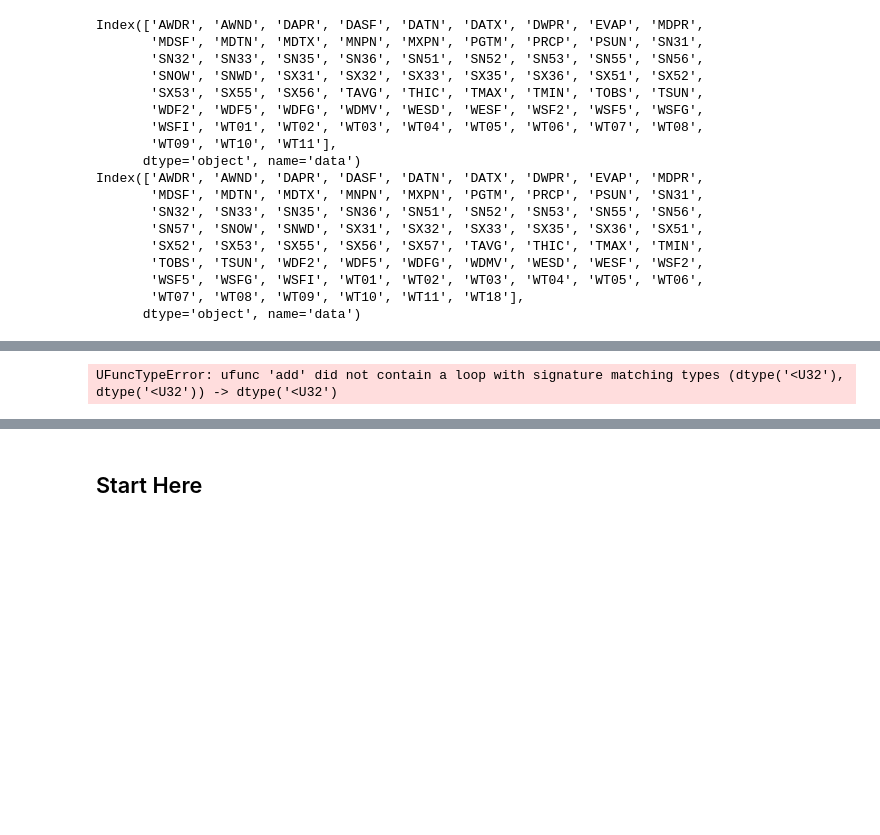
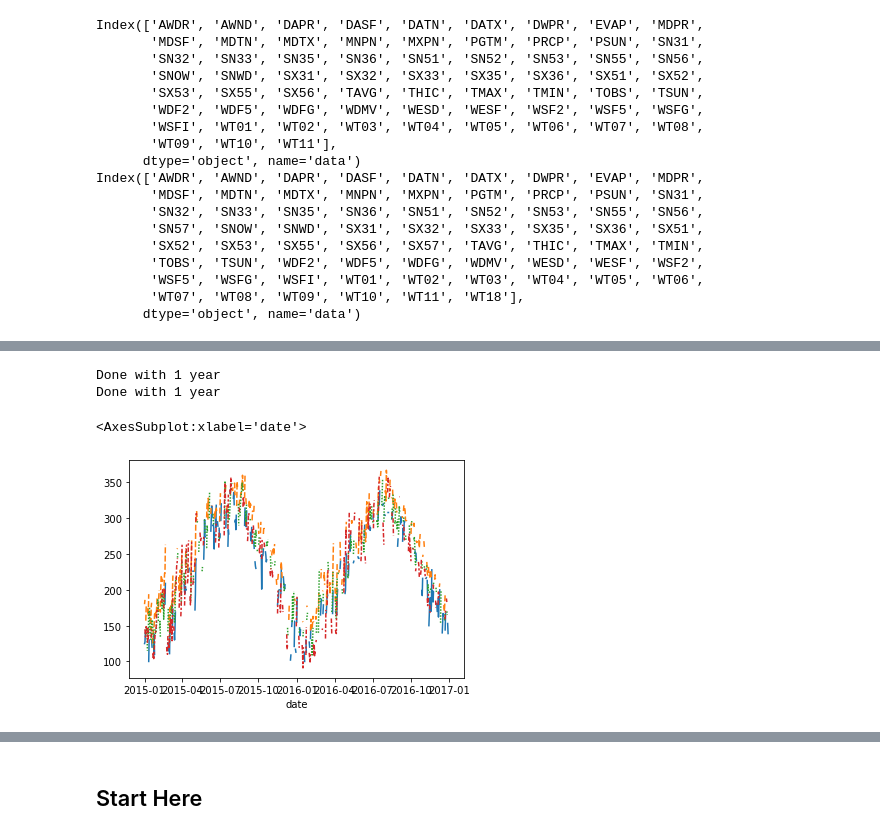
Before and after one commit to athena-ye/Historical-Data, a Jupyter notebook: Historical Data.ipynb, the cells around one changed output, grey strips where cells are left out. Cells and saved outputs as stored; diff of their text form; code cells hidden in the pictures; blank space fills up the shorter version.

```diff
--- a/Historical Data.ipynb
+++ b/Historical Data.ipynb
@@ -137,25 +187,32 @@ for f in glob.glob("/Users/athenaye/Desktop/by_year_parquet_trial/*.csv.parquet"
 # %%
-def extract(parameter, stationlist):
-    years = []
-    ultimatetavg = []
-    for f in glob.glob("/Users/athenaye/Desktop/by_year_parquet_trial/*.csv.parquet"):
-        for s in range(len(stationlist)):
-            read = pd.read_parquet(f)
-            if parameter in read.columns:
-                years.append(f)
-            else:
-                print(str(parameter)+ ' was not found in ' + f)
-                break
-            read = read[parameter]
-            stationtavg = read.xs((stationlist[s]), level = "station")
-            print(str(s) + "is" + stationtavg)
-            ultimatetavg.append(stationtavg)
-            print(s + "is" + ultimatetavg)
-            sns.lineplot(data = ultimatetavg, legend = False)
+years = []
+stationlist = ['AE000041196', 'AEM00041194', 'AEM00041217', 'AEM00041218', 'AFM00040938']
+year = 0
+ultimate = pd.DataFrame()
+for f in glob.glob("/Users/athenaye/Desktop/by_year_parquet_trial/*.parquet"):
+    read = pd.read_parquet(f)
+    #print(f)
+    f = pd.DataFrame()
+    parameter = 'TMIN'
+    if parameter in read.columns:
+        years.append(f)
+    else:
+        print(str(parameter)+ ' was not found in ' + f)
+        break
+    read = read[parameter]
+    #print(read)
+    for s in range(len(stationlist)):
+        stationtavg = read.xs((stationlist[s]), level = "station")
+        #print(stationtavg)
+        f['station '+str(stationlist[s])] = stationtavg
+        #print(f)
+    ultimate = pd.concat([ultimate, f])
+    print("Done with 1 year")
+    year += 1
+minoverall = ultimate.sort_values(by='date')
+sns.lineplot(data = minoverall, legend = False)
+# %% [output]
+Done with 1 year
+Done with 1 year
+<AxesSubplot:xlabel='date'>
+[figure, added]
-# %%
-hi = ['AE000041196', 'AEM00041194', 'AEM00041217', 'AEM00041218', 'AFM00040938']
-bye = 'TAVG'
-
-extract(bye, hi)
-# %% [output]
-UFuncTypeError: ufunc 'add' did not contain a loop with signature matching types (dtype('<U32'), dtype('<U32')) -> dtype('<U32')
```
Also changed, not shown: parts of 55 cells of this notebook, 1 other file.
